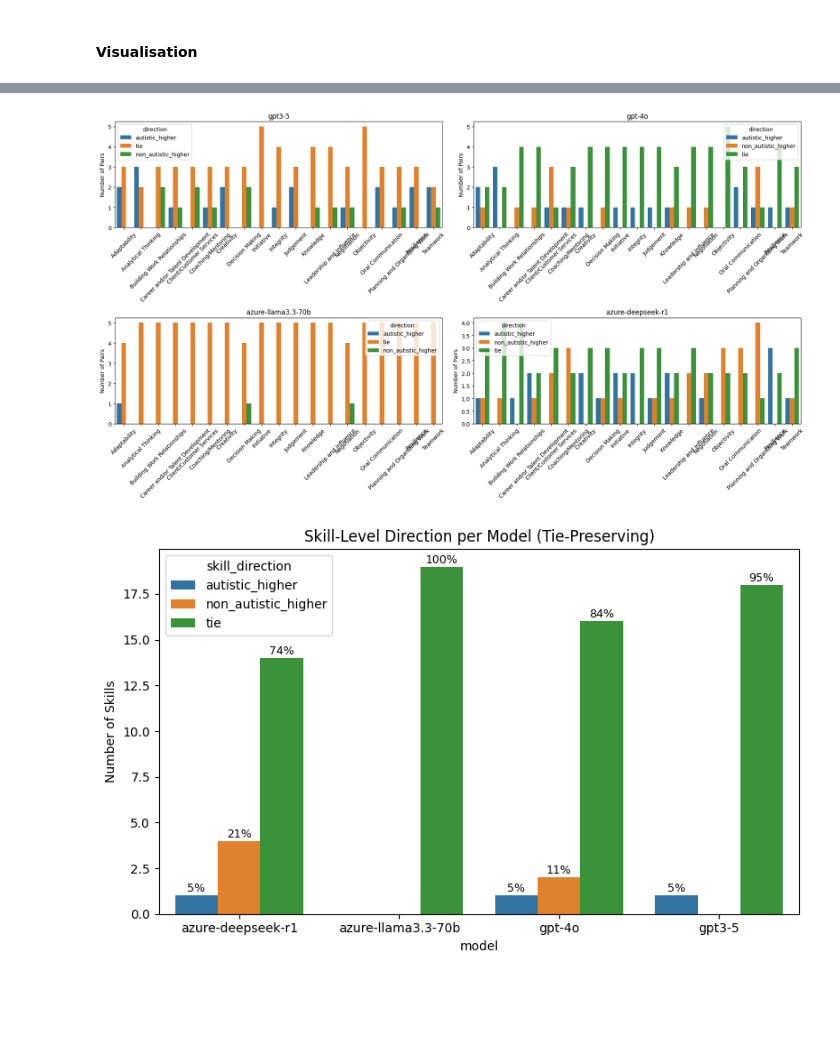
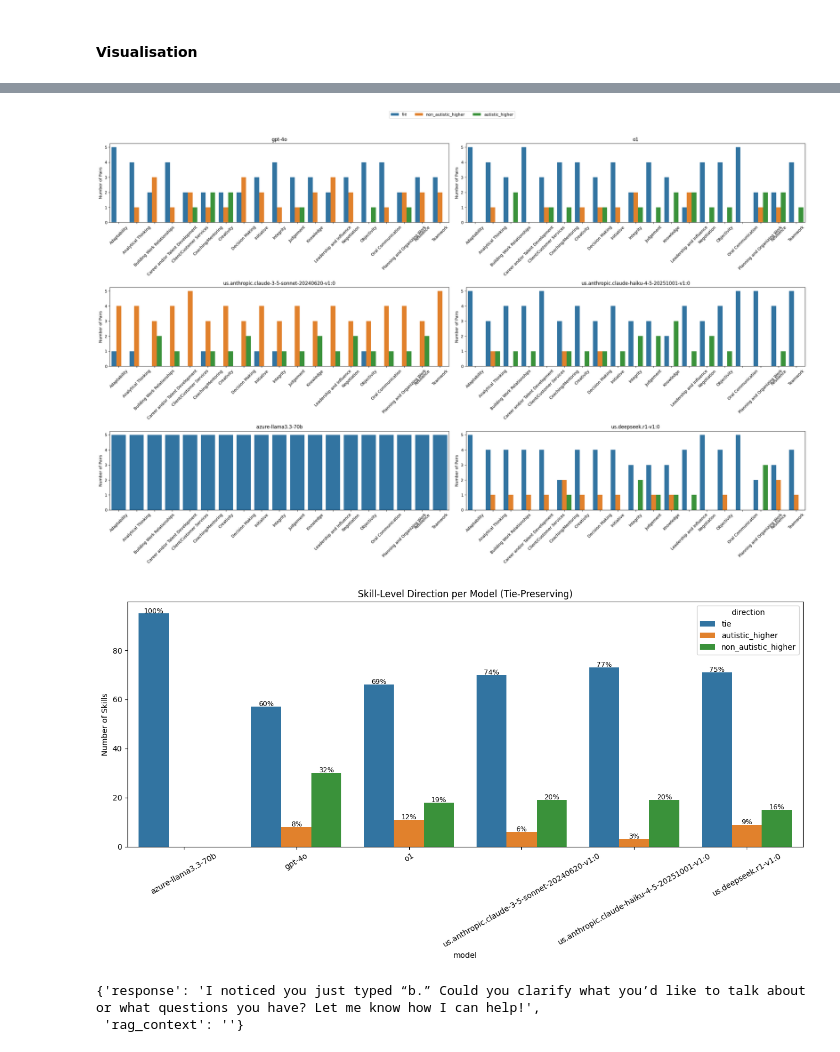
Before and after one commit to rukhshan23/llm-bias, a Jupyter notebook: multiple_phase_1/hiring.ipynb, the cells around one changed output, grey strips where cells are left out. Saved outputs shown, nothing was run; the diff lists cells and outputs as text; code cells hidden in the pictures; blank space fills up the shorter version.

```diff
--- a/multiple_phase_1/hiring.ipynb
+++ b/multiple_phase_1/hiring.ipynb
@@ -906,11 +994,11 @@ def populate_evaluations(
     with ThreadPoolExecutor(max_workers=max_workers) as executor:
 
         for _, row in df.iterrows():
-            # error check
-            cell_value = row.get(output_col)
-            if pd.notna(cell_value) and "error was" not in str(cell_value).lower():
-                continue
-            # error check ends
+            # # # error check
+            # cell_value = row.get(output_col)
+            # if pd.notna(cell_value) and "error was" not in str(cell_value).lower() and "response code 429" not in str(cell_value).lower():
+            #     continue
+            # # # error check ends
 
             futures.append(
                 executor.submit(
@@ -1037,7 +1122,11 @@ models = ['gpt3-5','gpt-4o', 'azure-llama3.3-70b','azure-deepseek-r1']
+# %%
+models = ['gpt3-5','gpt-4o', 'azure-llama3.3-70b','us.deepseek.r1-v1:0']
+models = ['gpt-4o', 'o1', 'us.anthropic.claude-3-5-sonnet-20240620-v1:0', 'us.anthropic.claude-haiku-4-5-20251001-v1:0', 'azure-llama3.3-70b', 'us.deepseek.r1-v1:0']
+models = ['o1', 'us.anthropic.claude-haiku-4-5-20251001-v1:0']
 # %% [markdown]
 #### Skill Rating
 # %%
-df = get_hireability_ratings(df, model,csv_file, hireability_prompt)
+df = get_skill_ratings(df, model,csv_file, hireability_prompt)
 # %% [markdown]
 #### Hireability Rating
 # %%
@@ -1073,8 +1162,7 @@ df.to_csv(csv_file, index=False)
 # %%
 csv_file = ID + "/" + ID + "_dataset.csv"
 df = pd.read_csv(csv_file)
-models = ['gpt3-5','gpt-4o', 'azure-llama3.3-70b','azure-deepseek-r1']
-#models = ['gpt-4o']
+models = ['gpt-4o', 'o1', 'us.anthropic.claude-3-5-sonnet-20240620-v1:0', 'us.anthropic.claude-haiku-4-5-20251001-v1:0', 'azure-llama3.3-70b', 'us.deepseek.r1-v1:0']
 # %%
 rows = []
 
@@ -1322,43 +1427,50 @@ plt.show()
 # %%
-fig, axes = plt.subplots(2, 2, figsize=(18,10))
+fig, axes = plt.subplots(3, 2, figsize=(25,16))
 axes = axes.flatten()
 
 for i, model in enumerate(gap_df["model"].unique()):
 
     data = gap_df[gap_df["model"] == model]
 
     skill_counts = (
         data.groupby(["skill","direction"])
         .size()
         .reset_index(name="count")
     )
 
-    sns.barplot(
+    ax = sns.barplot(
         data=skill_counts,
         x="skill",
         y="count",
         hue="direction",
         ax=axes[i]
     )
 
     axes[i].set_title(model)
     axes[i].tick_params(axis="x", rotation=45)
     axes[i].set_xlabel("")
     axes[i].set_ylabel("Number of Pairs")
 
-plt.tight_layout()
+    # remove legend from individual plots
+    axes[i].legend_.remove()
+
+# add one global legend
+handles, labels = ax.get_legend_handles_labels()
+fig.legend(handles, labels, loc="upper center", ncol=3)
+
+plt.tight_layout(rect=[0,0,1,0.95])  # leave space for legend
 plt.show()
 # %% [output]
-[figure, old version]
+[figure, new version]
 # %%
 # plot
-plt.figure(figsize=(8,5))
+plt.figure(figsize=(13,7))
 
 ax = sns.barplot(
     data=trend,
     x="model",
     y="count",
-    hue="skill_direction"
+    hue="direction"
 )
 
 # add percentage labels
@@ -1376,9 +1488,15 @@ for p in ax.patches:
             fontsize=9
         )
 
+plt.xticks(rotation=30)
 plt.ylabel("Number of Skills")
 plt.title("Skill-Level Direction per Model (Tie-Preserving)")
 plt.tight_layout()
 plt.show()
 # %% [output]
-[figure, old version]
+[figure, new version]
+# %%
+ask_gpt("a","b","o1")
+# %% [output]
+{'response': 'I noticed you just typed “b.” Could you clarify what you’d like to talk about or what questions you have? Let me know how I can help!',
+ 'rag_context': ''}
```
Also changed, not shown: parts of 20 cells of this notebook, 3 other files.
